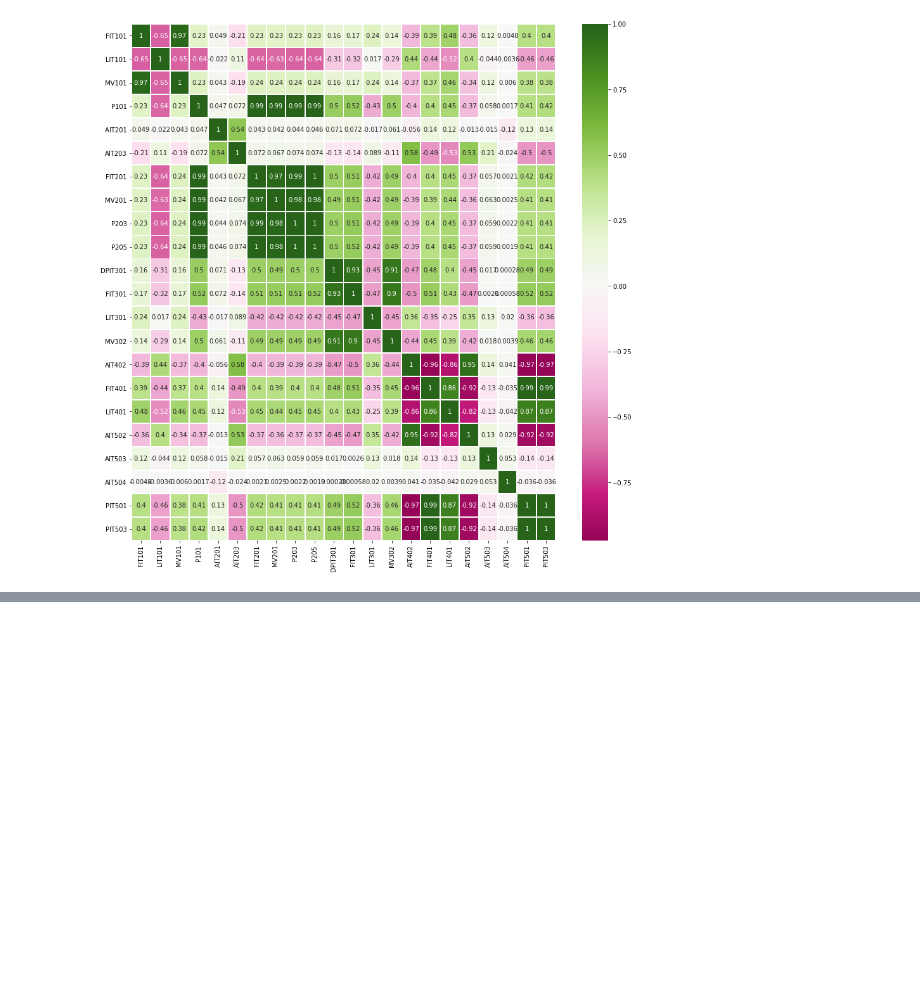
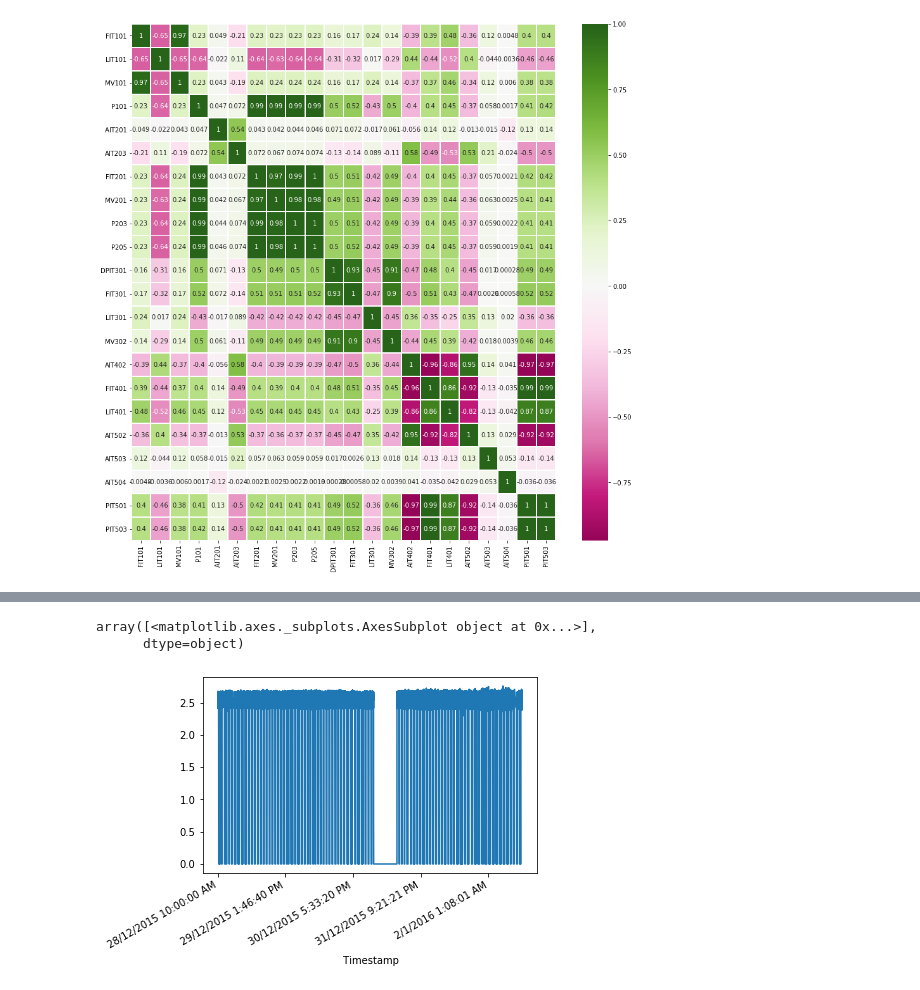
Before and after one commit to Latifaa17/DS-LAB-1, a Jupyter notebook: Data Preparation & Modeling.ipynb, the cells around one changed output, grey strips where cells are left out. Saved outputs shown, nothing was run; the diff lists cells and outputs as text; code cells hidden in the pictures; blank space fills up the shorter version.

```diff
--- a/Data Preparation.ipynb
+++ b/Data Preparation & Modeling.ipynb
@@ -156,0 +167,2 @@ sns.heatmap(corrmat,annot=True, cmap="PiYG", center=0,linewidths=.9)
+# %%
+df = df.drop(corr_features,axis=1)
@@ -156,0 +193,17 @@ sns.heatmap(corrmat,annot=True, cmap="PiYG", center=0,linewidths=.9)
+# %%
+from __future__ import absolute_import, division, print_function, unicode_literals
+
+%tensorflow_version 2.x
+
+import tensorflow as tf
+print(tf.__version__)
+
+import matplotlib as mpl
+import matplotlib.pyplot as plt
+import numpy as np
+import os
+import pandas as pd
+import datetime
+
+mpl.rcParams['figure.figsize'] = (8, 6)
+mpl.rcParams['axes.grid'] = False
@@ -156,0 +247,6 @@ sns.heatmap(corrmat,annot=True, cmap="PiYG", center=0,linewidths=.9)
+# %%
+features_considered = ['FIT101', ' AIT201', 'AIT203','DPIT301','LIT301','AIT402','AIT503','AIT504']
+# %%
+features = df[features_considered]
+features.index = df[' Timestamp']
+print(features.head())
@@ -156,0 +269,6 @@ sns.heatmap(corrmat,annot=True, cmap="PiYG", center=0,linewidths=.9)
+# %%
+features['FIT101'].plot(subplots=True)
+# %% [output]
+array([<matplotlib.axes._subplots.AxesSubplot object at 0x...>],
+      dtype=object)
+[figure, added]
```
Also changed, not shown: parts of 32 cells of this notebook.
